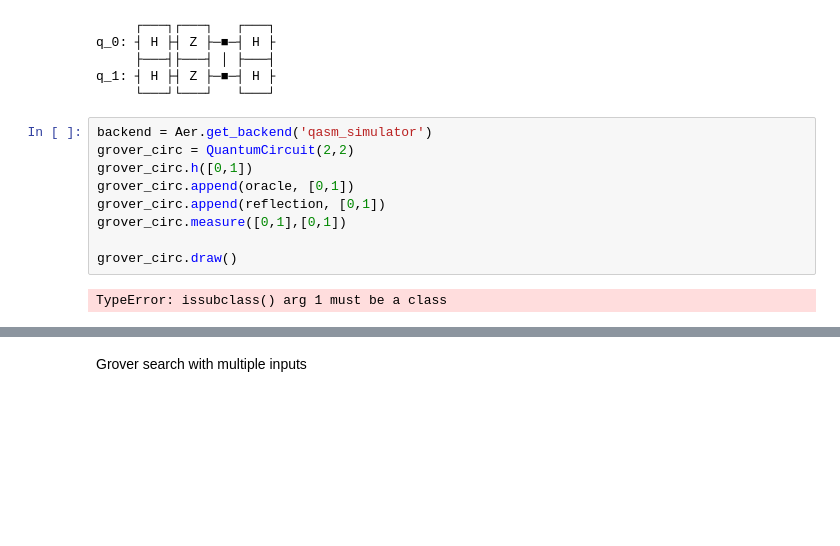
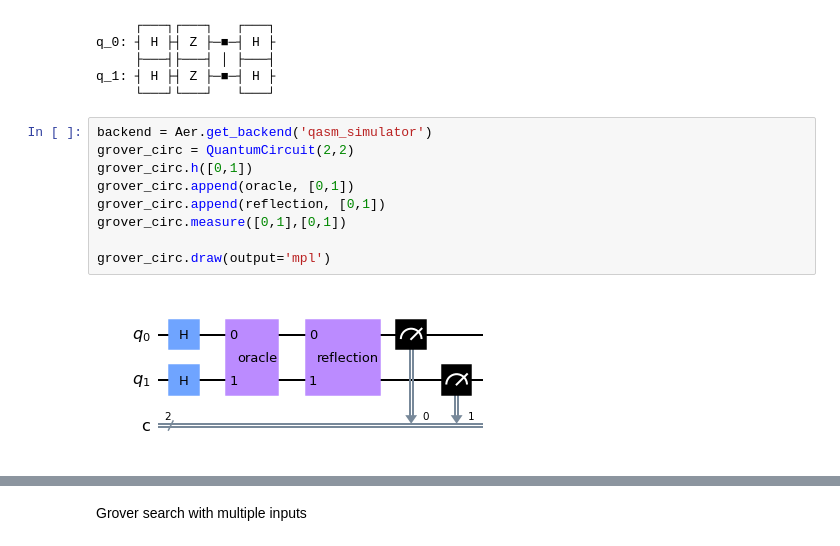
Before and after one commit to Kakimatyi/Grover-s-algo, a Jupyter notebook: Grover_algo.ipynb, the cells around one changed output, grey strips where cells are left out. Drawn from its saved outputs; the diff is of its cells as text; blank space fills up the shorter version.

```diff
--- a/Grover_algo.ipynb
+++ b/Grover_algo.ipynb
@@ -92,14 +92,14 @@ q_1: ┤ H ├┤ Z ├─■─┤ H ├
 # %%
 backend = Aer.get_backend('qasm_simulator')
 grover_circ = QuantumCircuit(2,2)
 grover_circ.h([0,1])
 grover_circ.append(oracle, [0,1])
 grover_circ.append(reflection, [0,1])
 grover_circ.measure([0,1],[0,1])
 
-grover_circ.draw()
+grover_circ.draw(output='mpl')
 # %% [output]
-TypeError: issubclass() arg 1 must be a class
+[figure, added]
 # %%
 transpiled_grover_circuit = transpile(grover_circ, backend, optimization_level=3)
 job = backend.run(transpiled_grover_circuit)
```
Also changed, not shown: parts of 14 cells of this notebook.
